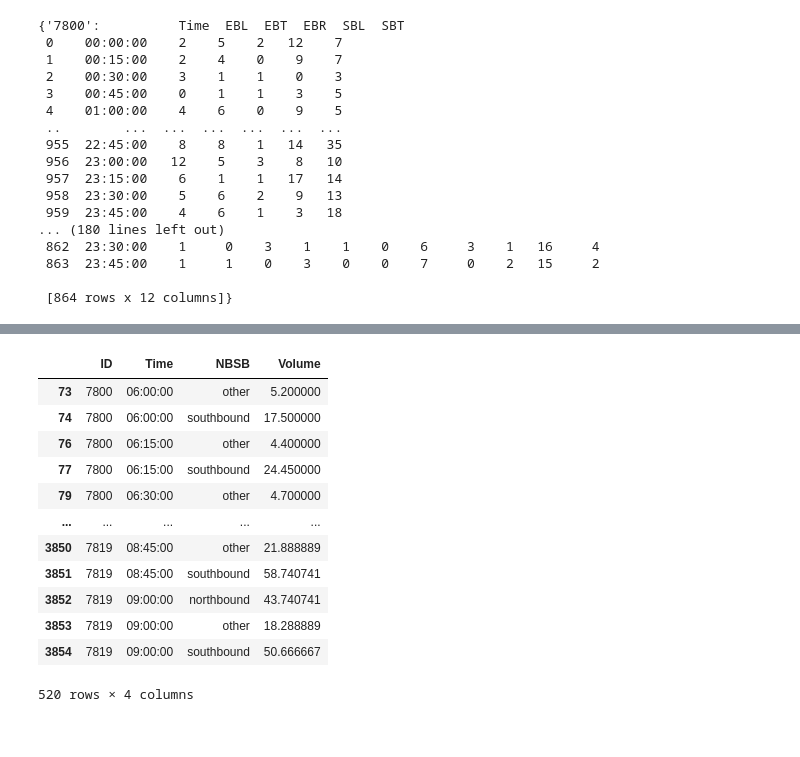
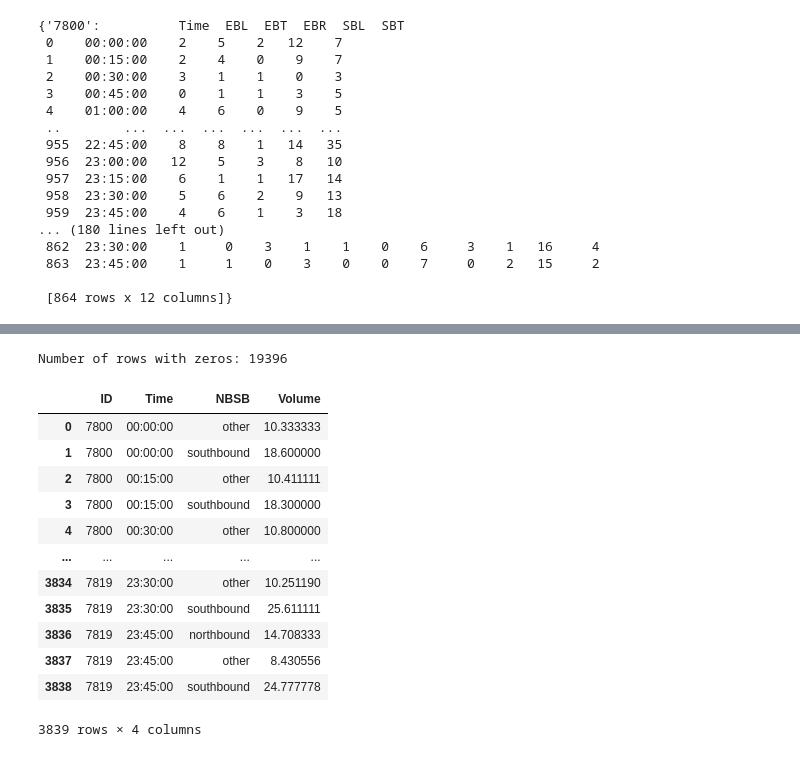
Before and after one commit to natelant/Avenue-Tools, a Jupyter notebook: Sandbox/TurningMovementCountReader.ipynb, the cells around one changed output, grey strips where cells are left out. Cells and saved outputs as stored; diff of their text form; code cells hidden in the pictures.

```diff
--- a/Sandbox/TurningMovementCountReader.ipynb
+++ b/Sandbox/TurningMovementCountReader.ipynb
@@ -59,6 +41,12 @@ result = pd.concat(dfs, ignore_index=True)
 # %%
 longdata = result.drop_duplicates().\
     melt(id_vars=['ID', 'Time'], var_name='Movement', value_name='Volume')
+# %%
+# Find out how many rows contain zeros
+rows_with_zeros = (longdata == 0).sum(axis=1)
+print("Number of rows with zeros:", (rows_with_zeros > 0).sum())
+# %% [output]
+Number of rows with zeros: 19396
 # %%
 # Define a function to determine the value of the "NBSB" column
 def determine_direction(Movement	):
@@ -77,20 +64,29 @@ cleandata = longdata.groupby(['ID', 'Time', 'NBSB'])['Volume'].\
+# %%
+# mean here because it is an average of multiple days in the data. Average per 15 min bin
+cleandata = df_without_zeros.groupby(['ID', 'Time', 'Movement', 'NBSB'])['Volume'].\
+    mean().\
+    reset_index().\
+    dropna(subset=['Volume']).\
+    groupby(['ID', 'Time', 'NBSB'])['Volume'].\
+    sum().\
+    reset_index().\
+    dropna(subset=['Volume'])
+cleandata
+# %% [output]
+|  | ID | Time | NBSB | Volume |
+| 0 | 7800 | 00:00:00 | other | 10.333333 |
+| 1 | 7800 | 00:00:00 | southbound | 18.600000 |
+| 2 | 7800 | 00:15:00 | other | 10.411111 |
+| 3 | 7800 | 00:15:00 | southbound | 18.300000 |
+| 4 | 7800 | 00:30:00 | other | 10.800000 |
+| ... | ... | ... | ... | ... |
+| 3834 | 7819 | 23:30:00 | other | 10.251190 |
+| 3835 | 7819 | 23:30:00 | southbound | 25.611111 |
+| 3836 | 7819 | 23:45:00 | northbound | 14.708333 |
+| 3837 | 7819 | 23:45:00 | other | 8.430556 |
+| 3838 | 7819 | 23:45:00 | southbound | 24.777778 |
+3839 rows × 4 columns
 # %%
 am_data = cleandata[(cleandata['Time'] >= datetime.time(6, 0)) & (cleandata['Time'] <= datetime.time(9, 0))]
 md_data = cleandata[(cleandata['Time'] >= datetime.time(9, 0)) & (cleandata['Time'] <= datetime.time(15, 0))]
 pm_data = cleandata[(cleandata['Time'] >= datetime.time(15, 0)) & (cleandata['Time'] <= datetime.time(19, 0))]
-# %%
-am_data
-# %% [output]
-|  | ID | Time | NBSB | Volume |
-| 73 | 7800 | 06:00:00 | other | 5.200000 |
-| 74 | 7800 | 06:00:00 | southbound | 17.500000 |
-| 76 | 7800 | 06:15:00 | other | 4.400000 |
-| 77 | 7800 | 06:15:00 | southbound | 24.450000 |
-| 79 | 7800 | 06:30:00 | other | 4.700000 |
-| ... | ... | ... | ... | ... |
-| 3850 | 7819 | 08:45:00 | other | 21.888889 |
-| 3851 | 7819 | 08:45:00 | southbound | 58.740741 |
-| 3852 | 7819 | 09:00:00 | northbound | 43.740741 |
-| 3853 | 7819 | 09:00:00 | other | 18.288889 |
-| 3854 | 7819 | 09:00:00 | southbound | 50.666667 |
-520 rows × 4 columns
```
Also changed, not shown: parts of 14 cells of this notebook, 1 other file.
